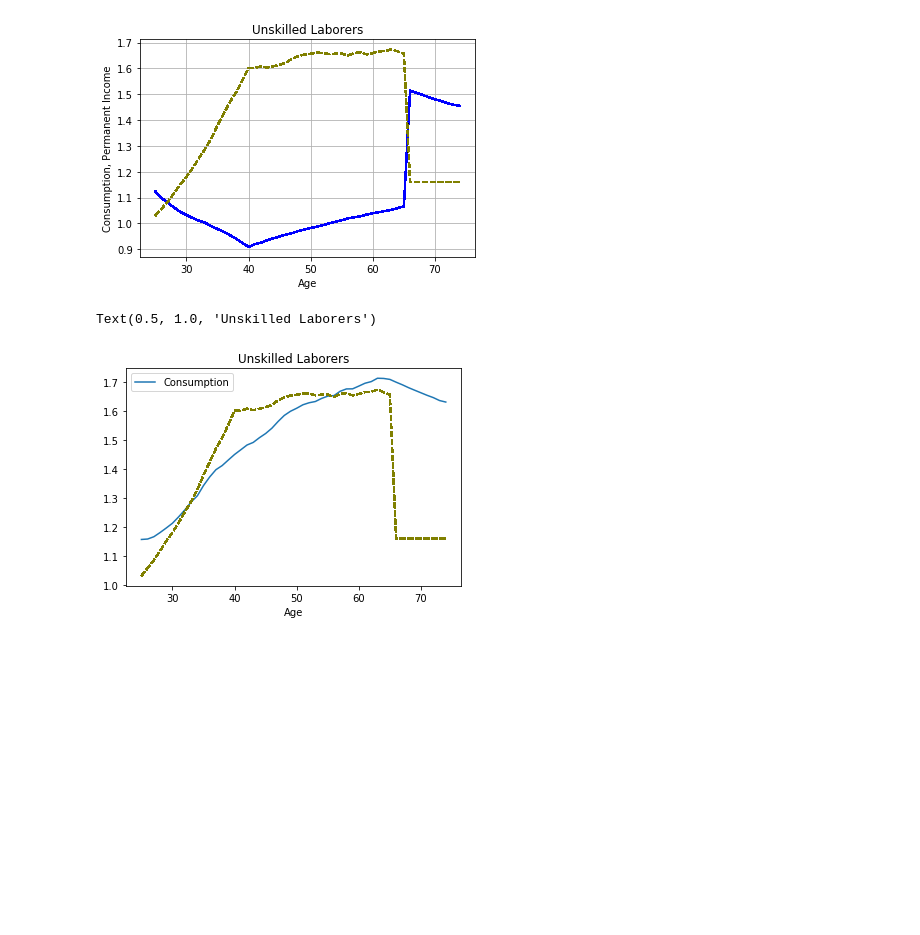
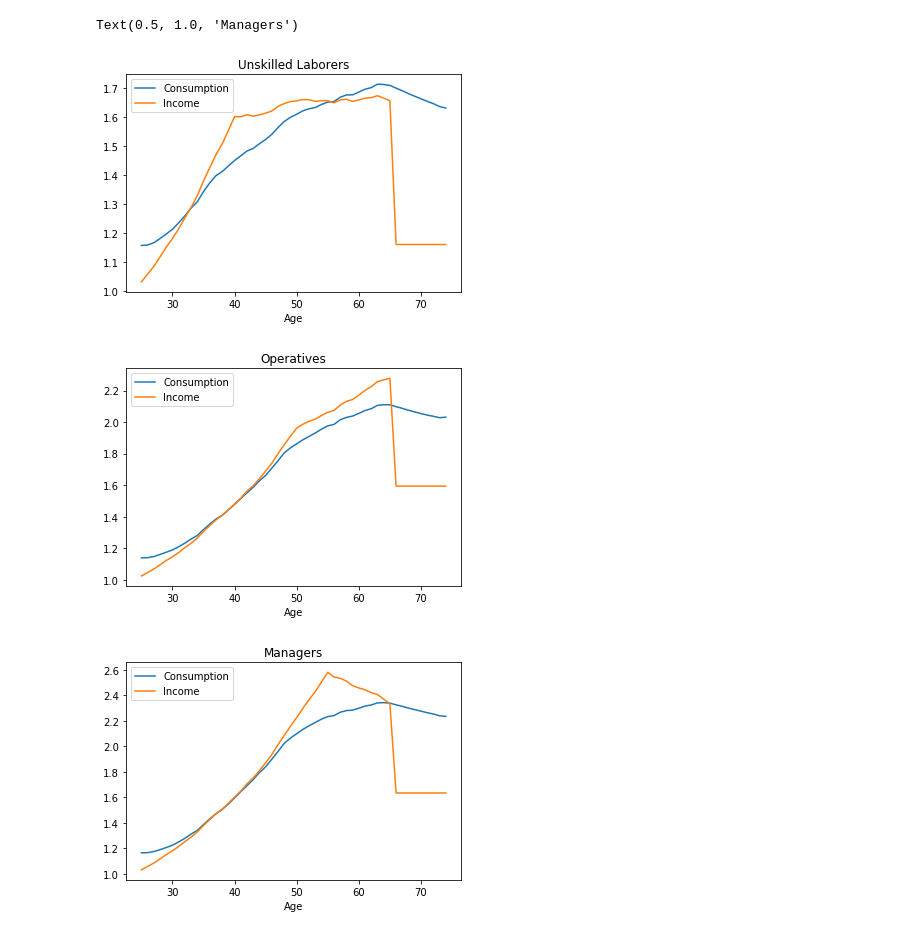
Before and after one commit to ykulu1/project-with-yusuf, a Jupyter notebook: Carroll LifeCycle Bufferstock Replication.ipynb, the cells around one changed output. Saved outputs shown, nothing was run; the diff lists cells and outputs as text; code cells hidden in the pictures; blank space fills up the shorter version.

Commit message:
Finalized Graphs

```diff
--- a/Carroll LifeCycle Bufferstock Replication.ipynb
+++ b/Carroll LifeCycle Bufferstock Replication.ipynb
@@ -77,3 +100,15 @@ if do_simulation:
     Lifecycle_Unskilled.track_vars = ['aNrmNow','mNrmNow','cNrmNow','pLvlNow','t_age'] #track these variables
     Lifecycle_Unskilled.initializeSim()
     Lifecycle_Unskilled.simulate()
+
+if do_simulation:
+    Lifecycle_Operatives.T_sim = 50 #simulate Lifecycle_Unskilled.T_sim periods for 10000(default) agents
+    Lifecycle_Operatives.track_vars = ['aNrmNow','mNrmNow','cNrmNow','pLvlNow','t_age'] #track these variables
+    Lifecycle_Operatives.initializeSim()
+    Lifecycle_Operatives.simulate()
+
+if do_simulation:
+    Lifecycle_Managers.T_sim = 50 #simulate Lifecycle_Unskilled.T_sim periods for 10000(default) agents
+    Lifecycle_Managers.track_vars = ['aNrmNow','mNrmNow','cNrmNow','pLvlNow','t_age'] #track these variables
+    Lifecycle_Managers.initializeSim()
+    Lifecycle_Managers.simulate()
@@ -94,14 +114,0 @@ Lifecycle_Unskilled_ava = Lifecycle_Unskilled.aNrmNow_hist@np.ones(1000)/1000
-# %%
-plt.figure()
-plt.plot(Lifecycle_Unskilled.t_age_hist+24, Lifecycle_Unskilled_avcons, 'b') #add 24 to make consumption start from 25 and end at 75
-plt.plot(Lifecycle_Unskilled.t_age_hist+24, Lifecycle_Unskilled_avinc, 'olive', linestyle = 'dashed')
-#plt.plot(Lifecycle_Unskilled.t_age_hist+24, Lifecycle_Unskilled_avm, 'r', linestyle = 'dashed')
-#plt.plot(Lifecycle_Unskilled.t_age_hist+24, Lifecycle_Unskilled_ava, 'cyan', linestyle = 'dashed')
-plt.xlabel('Age')
-plt.ylabel('Consumption, Permanent Income')
-plt.title('Unskilled Laborers')
-plt.grid()
-
-#Permanent income looks correct. However consumption is wrong. Need to correct for consumption. First, there shouldn't be any kinks. Second, Consumption should increase during preretirement and decrease after.
-# %% [output]
-[figure, removed]
@@ -122,11 +114,0 @@ AgeMeans = Data.groupby(['T_age']).mean().reset_index()
-# %%
-plt.figure()
-#plt.plot(Lifecycle_Unskilled.t_age_hist+24, AgeMeans.Cons)
-plt.plot(AgeMeans.T_age, AgeMeans.Cons,label='Consumption')
-plt.plot(Lifecycle_Unskilled.t_age_hist+24, Lifecycle_Unskilled_avinc, 'olive', linestyle = 'dashed')
-plt.legend()
-plt.xlabel('Age')
-plt.title('Unskilled Laborers')
-# %% [output]
-Text(0.5, 1.0, 'Unskilled Laborers')
-[figure, removed]
@@ -132,0 +141,32 @@ Text(0.5, 1.0, 'Unskilled Laborers')
+# %%
+plt.figure()
+
+plt.plot(AgeMeans.T_age, AgeMeans.Cons_Unskilled,label='Consumption')
+plt.plot(AgeMeans.T_age, AgeMeans.Inc_Unskilled,label='Income')
+
+plt.legend()
+plt.xlabel('Age')
+plt.title('Unskilled Laborers')
+
+plt.figure()
+
+plt.plot(AgeMeans.T_age, AgeMeans.Cons_Operatives,label='Consumption')
+plt.plot(AgeMeans.T_age, AgeMeans.Inc_Operatives, label='Income')
+
+plt.legend()
+plt.xlabel('Age')
+plt.title('Operatives')
+
+plt.figure()
+
+plt.plot(AgeMeans.T_age, AgeMeans.Cons_Managers,label='Consumption')
+plt.plot(AgeMeans.T_age, AgeMeans.Inc_Managers, label='Income')
+
+plt.legend()
+plt.xlabel('Age')
+plt.title('Managers')
+# %% [output]
+Text(0.5, 1.0, 'Managers')
+[figure, added]
+[figure, added]
+[figure, added]
```
Also changed, not shown: parts of 9 cells of this notebook.
